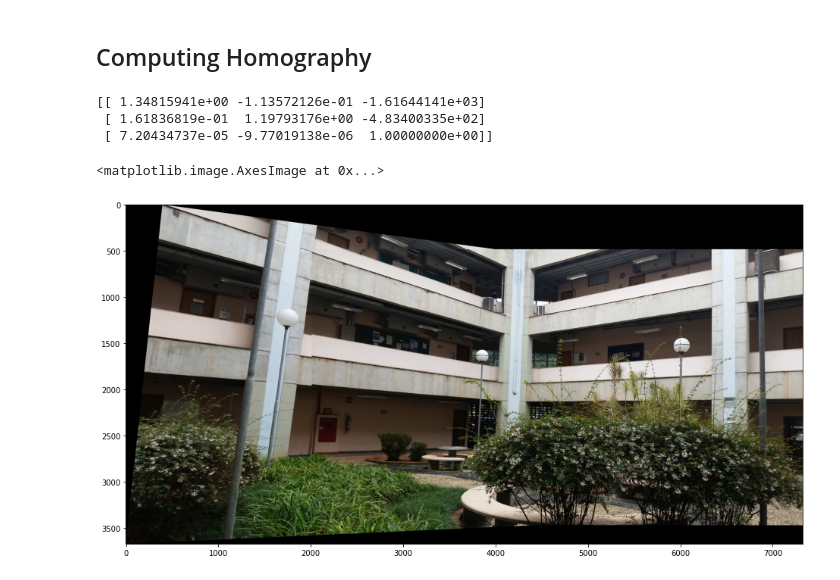
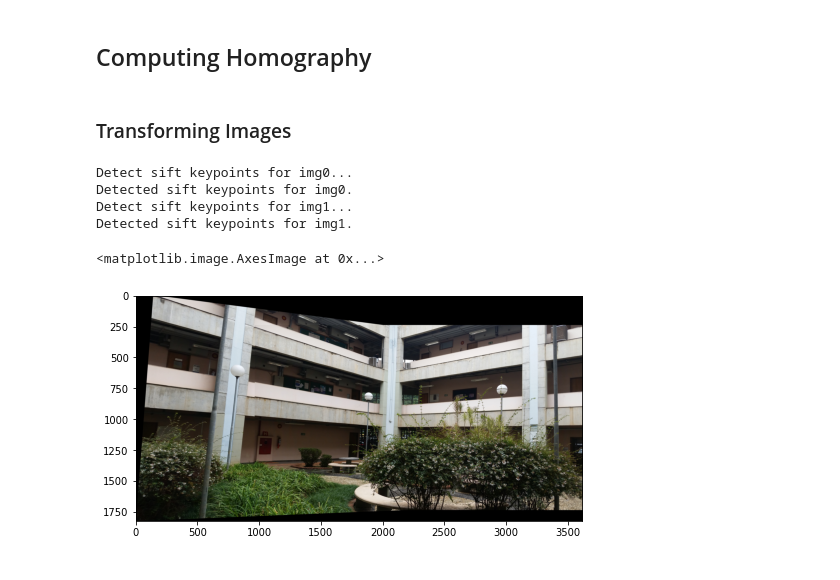
Before and after one commit to renato-lopes/CV-DCC, a Jupyter notebook: praticas/ep3/Mosaic.ipynb, the cells around one changed output. Cells and saved outputs as stored; diff of their text form; code cells hidden in the pictures.

```diff
--- a/praticas/ep3/Mosaic.ipynb
+++ b/praticas/ep3/Mosaic.ipynb
@@ -19,7 +19,9 @@ plt.style.use('tableau-colorblind10')
 def read_images(path="imgs/"):
     imgs = []
     for img_name in ['img1.jpg', 'img2.jpg', 'img3.jpg', 'img4.jpg', 'img5.jpg', 'img6.jpg']:
-        imgs.append(cv2.imread(os.path.join(path, img_name)))
+        img = cv2.imread(os.path.join(path, img_name))
+        img = cv2.resize(img, (img.shape[1]//2, img.shape[0]//2), interpolation = cv2.INTER_AREA)
+        imgs.append(img)
     return imgs
 # %%
 imgs = read_images()
@@ -29,7 +31,7 @@ imgs = read_images()
 MAX_FEATURES = 1000
 
 sift = cv2.SIFT_create(nfeatures=MAX_FEATURES)
-fast = cv2.FastFeatureDetector_create()
+fast = cv2.FastFeatureDetector_create(20)
 orb = cv2.ORB_create(nfeatures=MAX_FEATURES)
 brief = cv2.xfeatures2d.BriefDescriptorExtractor_create()
 
@@ -144,19 +116,20 @@ def warpPerspective(img1, img2, H):
     result = cv2.warpPerspective(img2, Ht.dot(H), (xmax-xmin, ymax-ymin))
     result[t[1]:img1.shape[0]+t[1], t[0]:img1.shape[1]+t[0]] = img1
     return result
-# %%
-H, _ = compute_homograpy(imgs[0], imgs[1], 'sift', 'sift')
-
-print(H)
-# %% [output]
-[[ 1.34815941e+00 -1.13572126e-01 -1.61644141e+03]
- [ 1.61836819e-01  1.19793176e+00 -4.83400335e+02]
- [ 7.20434737e-05 -9.77019138e-06  1.00000000e+00]]
+# %% [markdown]
+### Transforming Images
+# %%
+DETECTOR, DESCRIPTOR = 'sift', 'sift'
 # %%
-img = warpPerspective(imgs[1], imgs[0], H)
+H, _ = compute_homograpy(imgs[0], imgs[1], DETECTOR, DESCRIPTOR)
+img_res_left = warpPerspective(imgs[1], imgs[0], H)
 
-fig = plt.figure(figsize=(16, 16))
-plt.imshow(cv2.cvtColor(img, cv2.COLOR_BGR2RGB))
+fig = plt.figure(figsize=(8, 8))
+plt.imshow(cv2.cvtColor(img_res_left, cv2.COLOR_BGR2RGB))
 # %% [output]
-<matplotlib.image.AxesImage at 0x...>
+Detect sift keypoints for img0...
+Detected sift keypoints for img0.
+Detect sift keypoints for img1...
+Detected sift keypoints for img1.
+<matplotlib.image.AxesImage at 0x...>
-[figure, old version]
+[figure, new version]
```
Also changed, not shown: parts of 7 cells of this notebook, 1 other file.
